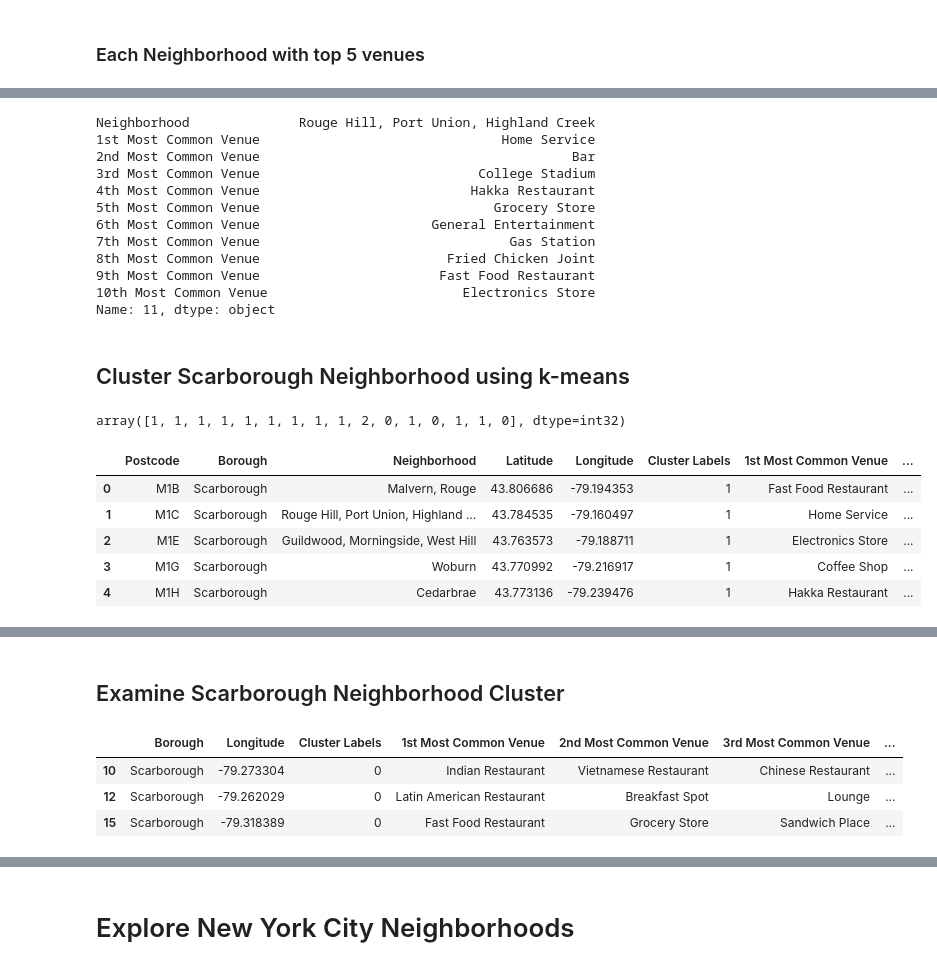
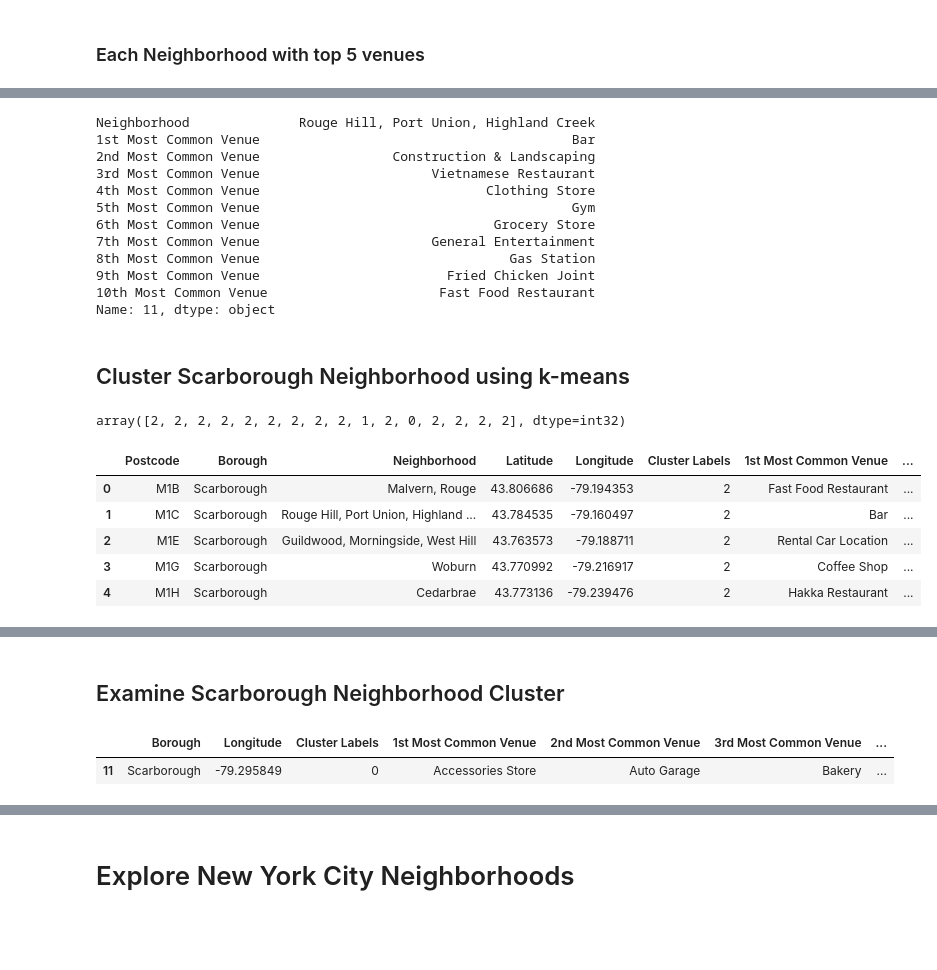
Before and after one commit to dssgora/Coursera_Capstone, a Jupyter notebook: Battle of Neighborhoods (Week 2).ipynb, the cells around one changed output, grey strips where cells are left out. Drawn from its saved outputs; the diff is of its cells as text; code cells hidden in the pictures; blank space fills up the shorter version.

```diff
--- a/Battle of Neighborhoods (Week 2).ipynb
+++ b/Battle of Neighborhoods (Week 2).ipynb
@@ -127,8 +112,8 @@ Executing transaction: done
 #Get longitude and Latitude of Toronto
 t_address = "Toronto, ON"
 t_geolocator = Nominatim(user_agent="toronto_explorer")
-t_location = t_geolocator.geocode(address)
+t_location = t_geolocator.geocode(t_address)
 t_latitude = t_location.latitude
 t_longitude = t_location.longitude
-print('The geograpical coordinate of Toronto city are {}, {}.'.format(latitude, longitude))
+print('The geograpical coordinate of Toronto city are {}, {}.'.format(t_latitude, t_longitude))
 # %% [output]
@@ -186,10 +171,10 @@ scarborough_data.head()
 address = 'Scarborough, Toronto'
 
 geolocator = Nominatim()
-location = geolocator.geocode(s_address)
+location = geolocator.geocode(address)
 latitude = location.latitude
 longitude = location.longitude
-print('The geograpical coordinate of Scarborough, CA are {}, {}.'.format(s_latitude, s_longitude))
+print('The geograpical coordinate of Scarborough, CA are {}, {}.'.format(latitude, longitude))
 # %% [output]
 The geograpical coordinate of Scarborough, CA are 43.773077, -79.257774.
 # %%
@@ -431,16 +416,16 @@ neighborhoods_venues_sorted
 neighborhoods_venues_sorted.iloc[11,]
 # %% [output]
 Neighborhood              Rouge Hill, Port Union, Highland Creek
-1st Most Common Venue                               Home Service
-2nd Most Common Venue                                        Bar
-3rd Most Common Venue                            College Stadium
-4th Most Common Venue                           Hakka Restaurant
-5th Most Common Venue                              Grocery Store
-6th Most Common Venue                      General Entertainment
-7th Most Common Venue                                Gas Station
-8th Most Common Venue                        Fried Chicken Joint
-9th Most Common Venue                       Fast Food Restaurant
-10th Most Common Venue                         Electronics Store
+1st Most Common Venue                                        Bar
+2nd Most Common Venue                 Construction & Landscaping
+3rd Most Common Venue                      Vietnamese Restaurant
+4th Most Common Venue                             Clothing Store
+5th Most Common Venue                                        Gym
+6th Most Common Venue                              Grocery Store
+7th Most Common Venue                      General Entertainment
+8th Most Common Venue                                Gas Station
+9th Most Common Venue                        Fried Chicken Joint
+10th Most Common Venue                      Fast Food Restaurant
 Name: 11, dtype: object
 # %% [markdown]
 ## Cluster Scarborough Neighborhood using k-means
@@ -457,25 +442,26 @@ kmeans = KMeans(n_clusters=kclusters, random_state=2).fit(scarborough_grouped_cl
 #kmeans.labels_[0:10]
 kmeans.labels_
 # %% [output]
-array([1, 1, 1, 1, 1, 1, 1, 1, 1, 2, 0, 1, 0, 1, 1, 0], dtype=int32)
+array([2, 2, 2, 2, 2, 2, 2, 2, 2, 1, 2, 0, 2, 2, 2, 2], dtype=int32)
 # %%
 # Dataframe that includes the cluster as well as the top ten venues for each neighborhood
+scarborough_data.drop(scarborough_data[scarborough_data.Neighborhood == 'Upper Rouge'].index, inplace = True)
 scarborough_merged = scarborough_data
 
 # add clustering labels
 scarborough_merged['Cluster Labels'] = kmeans.labels_
 
 # merge toronto_grouped with toronto_data to add latitude/longitude for each neighborhood
 scarborough_merged = scarborough_merged.join(neighborhoods_venues_sorted.set_index('Neighborhood'), on='Neighborhood')
 
 scarborough_merged.head()
 # %% [output]
 |  | Postcode | Borough | Neighborhood | Latitude | Longitude | Cluster Labels | 1st Most Common Venue | ... |
-| 0 | M1B | Scarborough | Malvern, Rouge | 43.806686 | -79.194353 | 1 | Fast Food Restaurant | ... |
-| 1 | M1C | Scarborough | Rouge Hill, Port Union, Highland ... | 43.784535 | -79.160497 | 1 | Home Service | ... |
-| 2 | M1E | Scarborough | Guildwood, Morningside, West Hill | 43.763573 | -79.188711 | 1 | Electronics Store | ... |
-| 3 | M1G | Scarborough | Woburn | 43.770992 | -79.216917 | 1 | Coffee Shop | ... |
-| 4 | M1H | Scarborough | Cedarbrae | 43.773136 | -79.239476 | 1 | Hakka Restaurant | ... |
+| 0 | M1B | Scarborough | Malvern, Rouge | 43.806686 | -79.194353 | 2 | Fast Food Restaurant | ... |
+| 1 | M1C | Scarborough | Rouge Hill, Port Union, Highland ... | 43.784535 | -79.160497 | 2 | Bar | ... |
+| 2 | M1E | Scarborough | Guildwood, Morningside, West Hill | 43.763573 | -79.188711 | 2 | Rental Car Location | ... |
+| 3 | M1G | Scarborough | Woburn | 43.770992 | -79.216917 | 2 | Coffee Shop | ... |
+| 4 | M1H | Scarborough | Cedarbrae | 43.773136 | -79.239476 | 2 | Hakka Restaurant | ... |
 # %%
 # create map
 map_clusters = folium.Map(location=[latitude, longitude], zoom_start=11)
@@ -509,9 +495,7 @@ scarborough_cluster_0 = scarborough_merged.loc[scarborough_merged['Cluster Label
 scarborough_cluster_0
 # %% [output]
 |  | Borough | Longitude | Cluster Labels | 1st Most Common Venue | 2nd Most Common Venue | 3rd Most Common Venue | ... |
-| 10 | Scarborough | -79.273304 | 0 | Indian Restaurant | Vietnamese Restaurant | Chinese Restaurant | ... |
-| 12 | Scarborough | -79.262029 | 0 | Latin American Restaurant | Breakfast Spot | Lounge | ... |
-| 15 | Scarborough | -79.318389 | 0 | Fast Food Restaurant | Grocery Store | Sandwich Place | ... |
+| 11 | Scarborough | -79.295849 | 0 | Accessories Store | Auto Garage | Bakery | ... |
 # %%
 scarborough_cluster_1 = scarborough_merged.loc[scarborough_merged['Cluster Labels'] == 1, scarborough_merged.columns[[1] + list(range(4, scarborough_merged.shape[1]))]]
 scarborough_cluster_1
```
Also changed, not shown: parts of 51 cells of this notebook.
